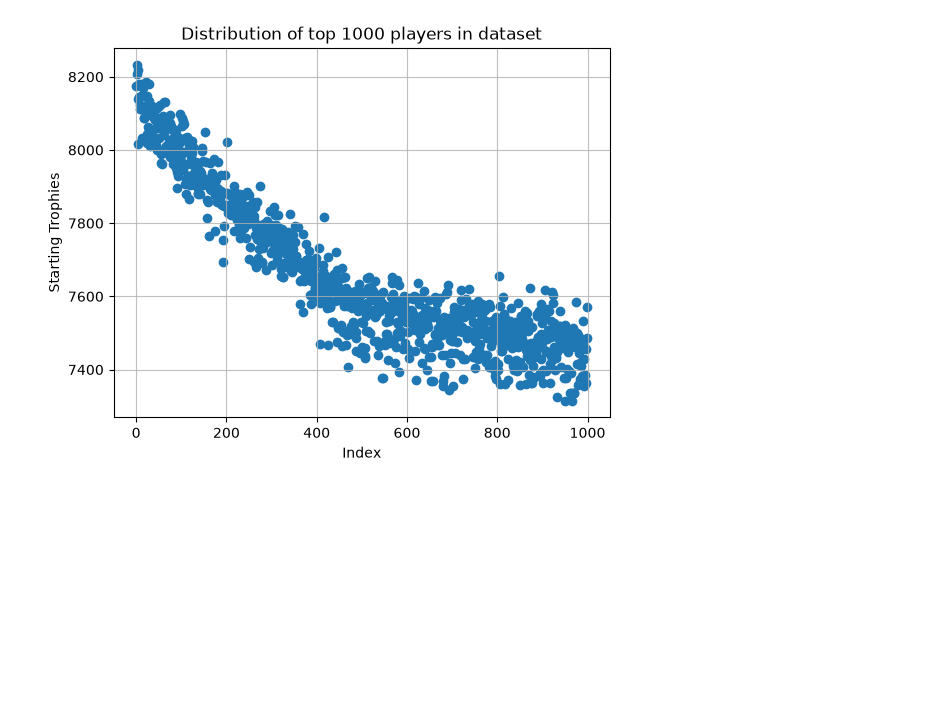
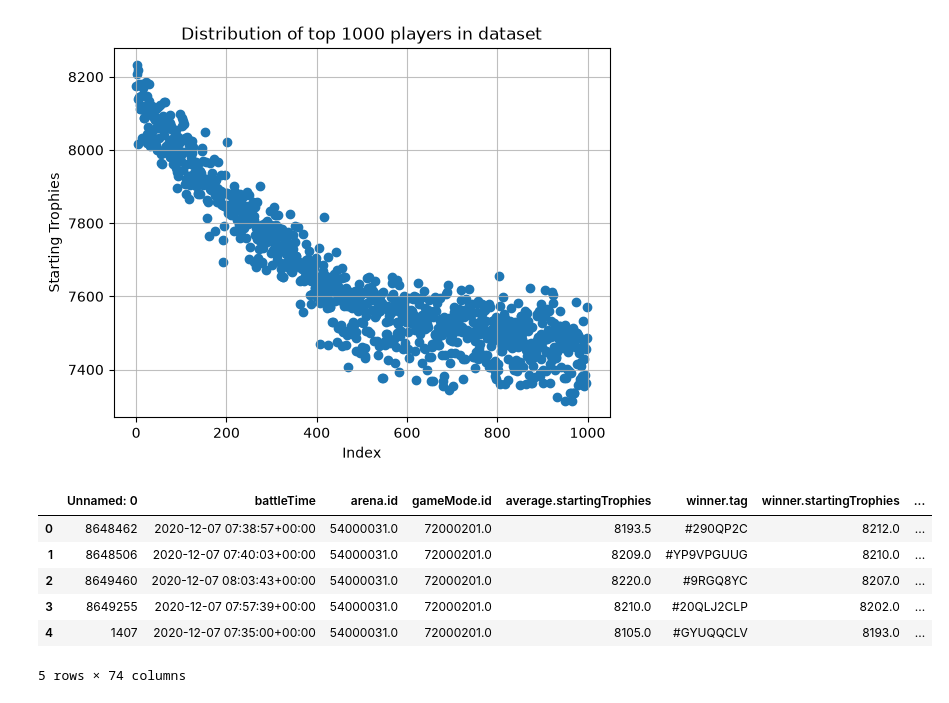
Before and after one commit to vikbellamkonda/ISYE6416-Final-Project, a Jupyter notebook: filter_best_players.ipynb, the cells around one changed output. Saved outputs shown, nothing was run; the diff lists cells and outputs as text; code cells hidden in the pictures; blank space fills up the shorter version.

```diff
--- a/filter_best_players.ipynb
+++ b/filter_best_players.ipynb
@@ -81,3 +84,16 @@ plt.grid(True,alpha=0.8);
 # %%
 # Save to CSV:
 df_best_players_sorted.to_csv("1000_best_players.csv",index=False)
+# %%
+import pandas as pd
+
+top_df = pd.read_csv("1000_best_players.csv")
+top_df.head()
+# %% [output]
+|  | Unnamed: 0 | battleTime | arena.id | gameMode.id | average.startingTrophies | winner.tag | winner.startingTrophies | ... |
+| 0 | 8648462 | 2020-12-07 07:38:57+00:00 | 54000031.0 | 72000201.0 | 8193.5 | #290QP2C | 8212.0 | ... |
+| 1 | 8648506 | 2020-12-07 07:40:03+00:00 | 54000031.0 | 72000201.0 | 8209.0 | #YP9VPGUUG | 8210.0 | ... |
+| 2 | 8649460 | 2020-12-07 08:03:43+00:00 | 54000031.0 | 72000201.0 | 8220.0 | #9RGQ8YC | 8207.0 | ... |
+| 3 | 8649255 | 2020-12-07 07:57:39+00:00 | 54000031.0 | 72000201.0 | 8210.0 | #20QLJ2CLP | 8202.0 | ... |
+| 4 | 1407 | 2020-12-07 07:35:00+00:00 | 54000031.0 | 72000201.0 | 8105.0 | #GYUQQCLV | 8193.0 | ... |
+5 rows × 74 columns
```
Also changed, not shown: parts of 4 cells of this notebook, 2 other files.
